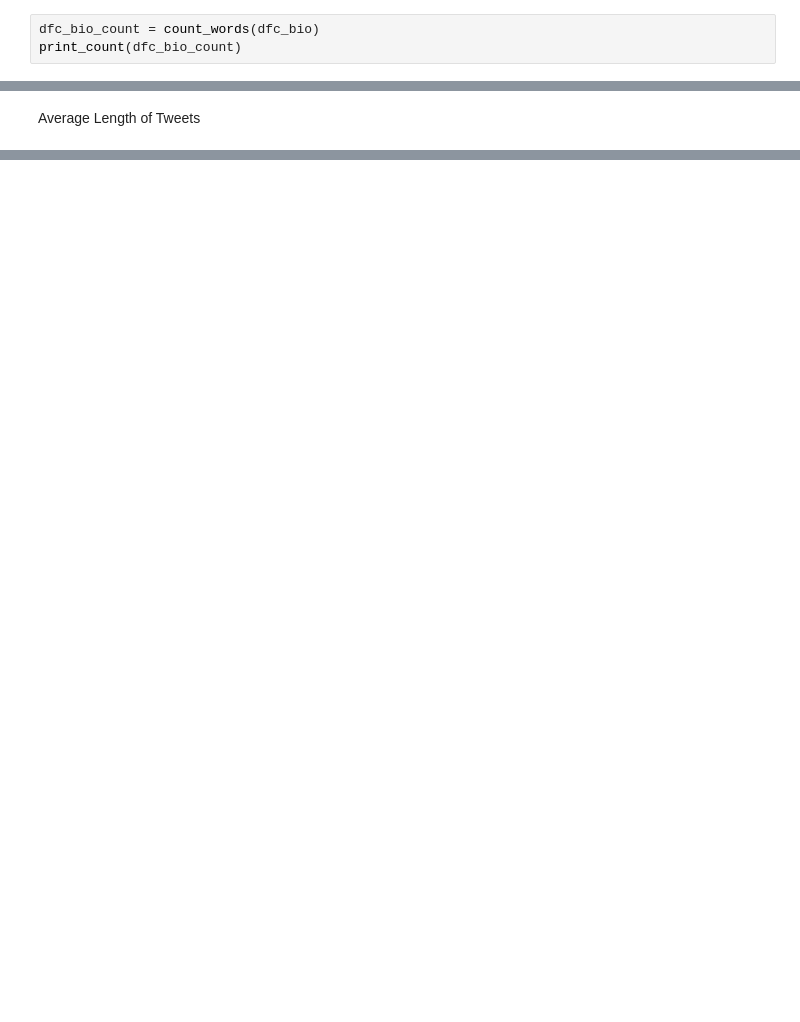
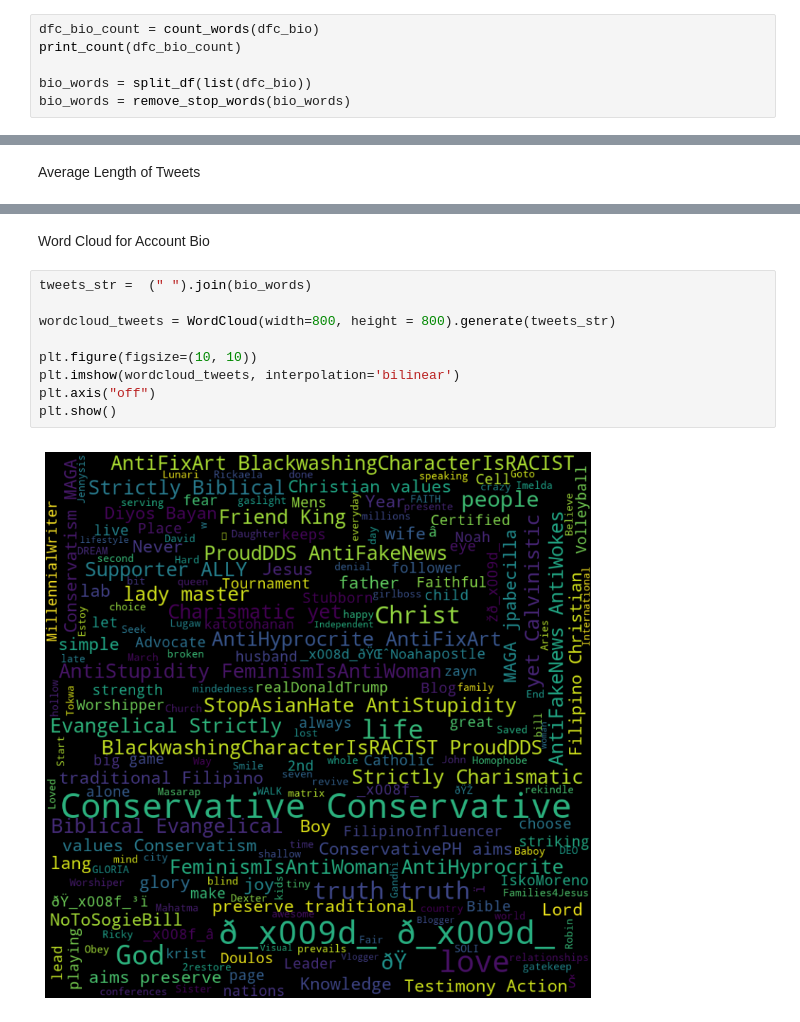
Before and after one commit to JulianFrancisDy/g54-same-sex-marriage, a Jupyter notebook: analysis/analysis.ipynb, the cells around one changed output, grey strips where cells are left out. Cells and saved outputs as stored; diff of their text form; blank space fills up the shorter version.

```diff
--- a/analysis/analysis.ipynb
+++ b/analysis/analysis.ipynb
@@ -210,4 +287,7 @@ Common Words from Twitter Account Bio
 # %%
 dfc_bio_count = count_words(dfc_bio)
 print_count(dfc_bio_count)
+
+bio_words = split_df(list(dfc_bio))
+bio_words = remove_stop_words(bio_words)
 # %% [output]
@@ -284,0 +389,13 @@ Average Tweet Length: 174.6412213740458
+# %% [markdown]
+Word Cloud for Account Bio
+# %%
+tweets_str =  (" ").join(bio_words)
+
+wordcloud_tweets = WordCloud(width=800, height = 800).generate(tweets_str)
+
+plt.figure(figsize=(10, 10))
+plt.imshow(wordcloud_tweets, interpolation='bilinear')
+plt.axis("off")
+plt.show()
+# %% [output]
+[figure, added]
```
Also changed, not shown: parts of 17 cells of this notebook, 1 other file.
